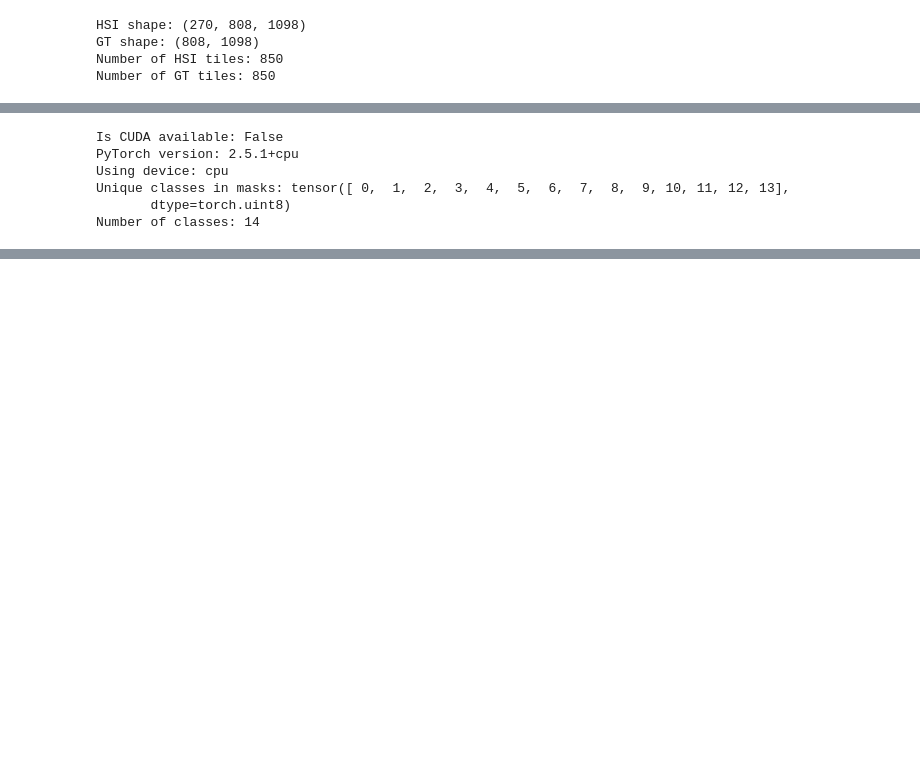
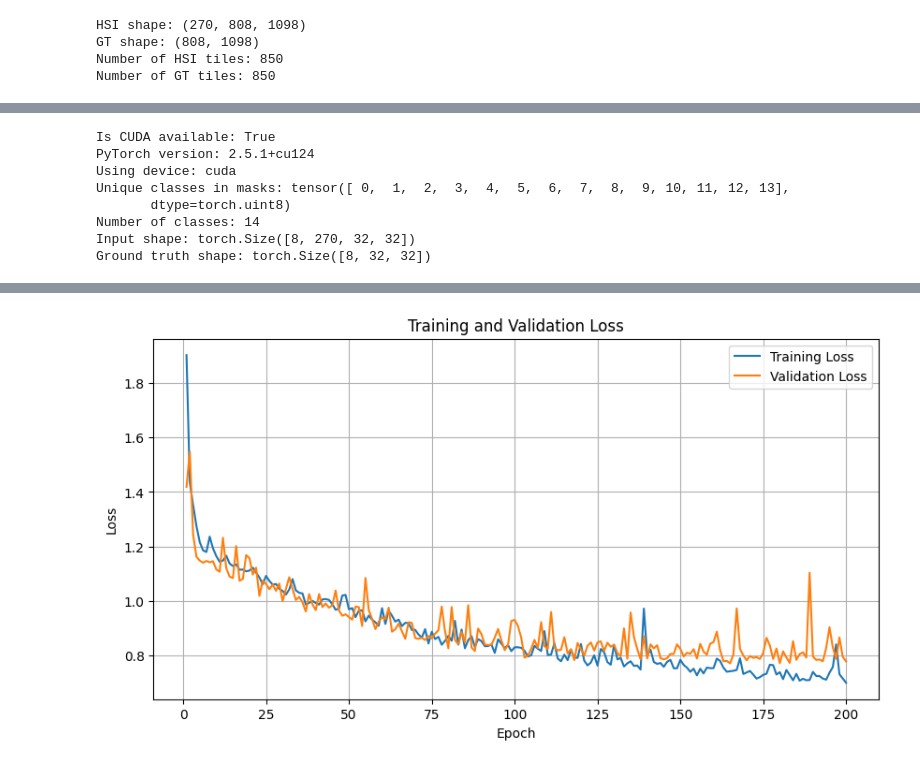
Before and after one commit to chloeath/Capstone, a Jupyter notebook: notebooks/unet.ipynb, the cells around one changed output, grey strips where cells are left out. Saved outputs shown, nothing was run; the diff lists cells and outputs as text; code cells hidden in the pictures; blank space fills up the shorter version.

```diff
--- a/notebooks/unet.ipynb
+++ b/notebooks/unet.ipynb
@@ -195,16 +228,35 @@ print(f"Using device: {device}")
 unique_classes = torch.unique(torch.tensor(gt_tiles))
 print(f"Unique classes in masks: {unique_classes}")
 print(f"Number of classes: {len(unique_classes)}")
+
+for images, masks in train_loader:
+    print(f"Input shape: {images.shape}")
+    print(f"Ground truth shape: {masks.shape}")
+    break
 # %% [output]
-Is CUDA available: False
-PyTorch version: 2.5.1+cpu
-Using device: cpu
+Is CUDA available: True
+PyTorch version: 2.5.1+cu124
+Using device: cuda
 Unique classes in masks: tensor([ 0,  1,  2,  3,  4,  5,  6,  7,  8,  9, 10, 11, 12, 13],
        dtype=torch.uint8)
 Number of classes: 14
+Input shape: torch.Size([8, 270, 32, 32])
+Ground truth shape: torch.Size([8, 32, 32])
 # %%
 import matplotlib.pyplot as plt
 import torch
+device = torch.device("cuda" if torch.cuda.is_available() else "cpu")
+print(f"Using device: {device}")
+
+# Move model to the correct device
+model = UNet(in_channels=270, num_classes=14).to(device)
+print(f"Model is on device: {next(model.parameters()).device}")
+
+# Ensure criterion is defined
+criterion = nn.CrossEntropyLoss()
+
+# Define optimizer
+optimizer = optim.Adam(model.parameters(), lr=0.001)
 
 def train_and_validate_model(model, train_loader, test_loader, criterion, optimizer, num_epochs=10):
     model.train()  # Set the model to training mode
@@ -219,6 +271,8 @@ def train_and_validate_model(model, train_loader, test_loader, criterion, optimi
 
         # Training loop
         for images, masks in train_loader:
+            # Check the model's output shape
+
             # Move data to the appropriate device
             images, masks = images.to(device), masks.to(device)
 
@@ -244,6 +298,7 @@ def train_and_validate_model(model, train_loader, test_loader, criterion, optimi
         running_val_loss = 0.0
         model.eval()  # Set the model to evaluation mode
         with torch.no_grad():
+
             for images, masks in test_loader:
                 # Move data to the appropriate device
                 images, masks = images.to(device), masks.to(device)
@@ -272,6 +327,7 @@ def train_and_validate_model(model, train_loader, test_loader, criterion, optimi
 
     return train_losses, val_losses
 
-# Train and validate the model
-train_losses, val_losses = train_and_validate_model(model, train_loader, test_loader, criterion, optimizer, num_epochs=30)
+
+
+train_losses, val_losses = train_and_validate_model(model, train_loader, test_loader, criterion, optimizer, num_epochs=200)
 # %% [output]
@@ -282,3 +351,4 @@ Epoch 4/30, Training Loss: 0.7998, Validation Loss: 0.7904
+[figure, added]
 # %%
 def evaluate_model(model, dataloader, criterion):
     model.eval()  # Set the model to evaluation mode
```
Also changed, not shown: parts of 7 cells of this notebook.
